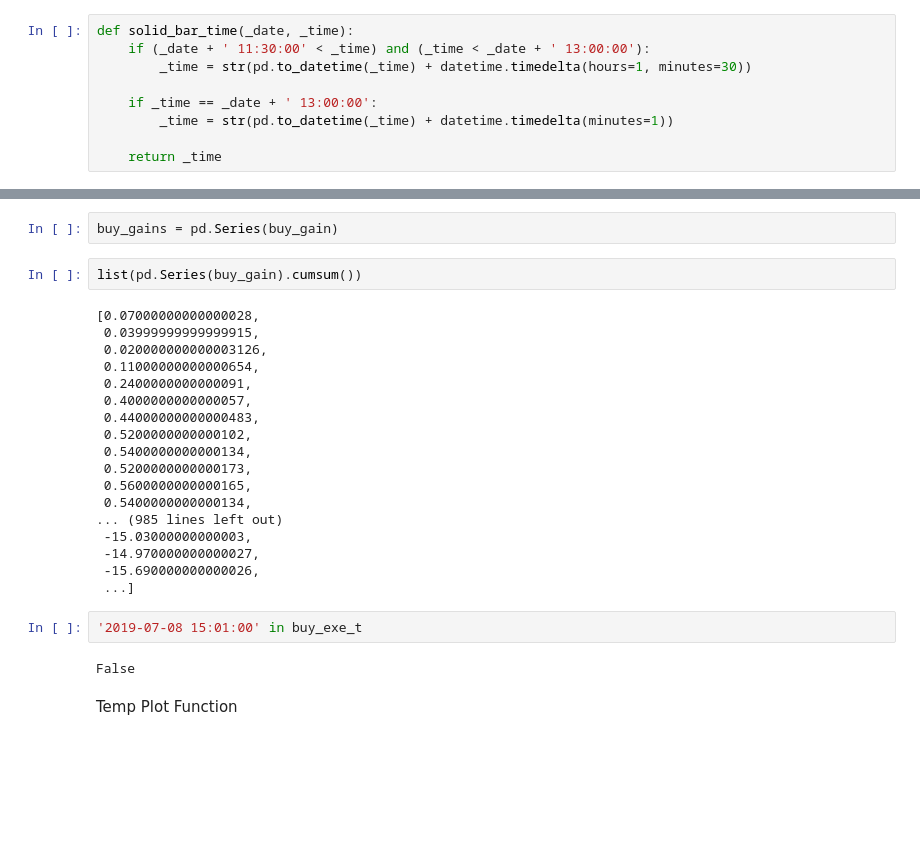
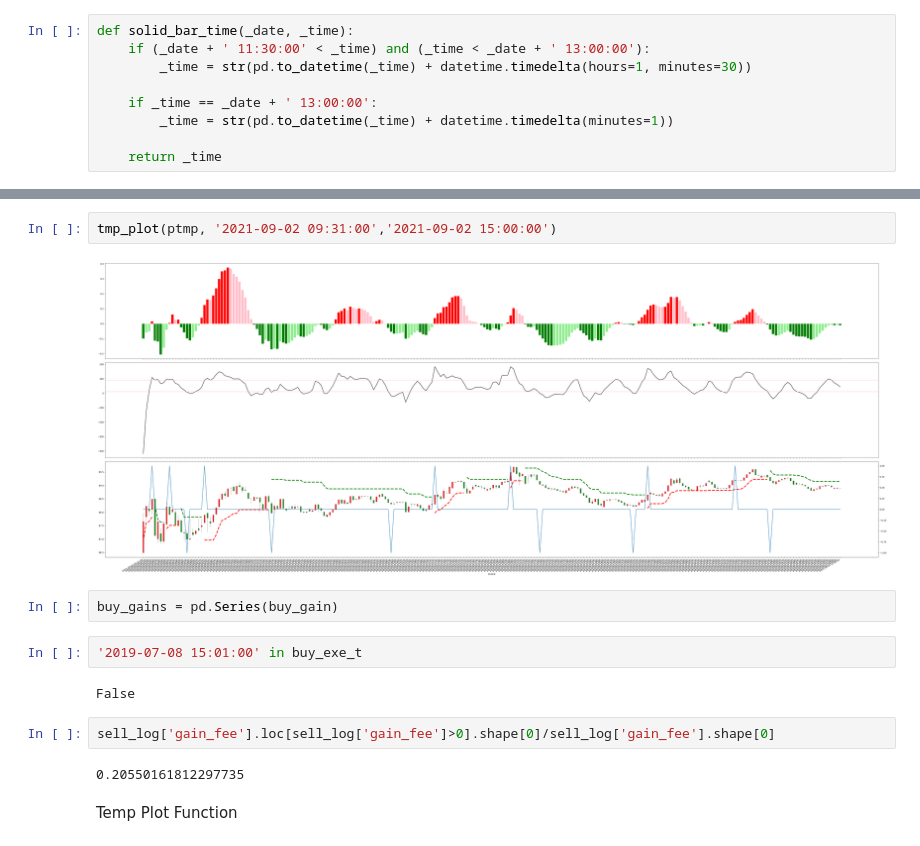
Before and after one commit to RichardS0268/Stock_cn_T0_Trend, a Jupyter notebook: workflow_v102.ipynb, the cells around one changed output, grey strips where cells are left out. Cells and saved outputs as stored; diff of their text form; blank space fills up the shorter version.

```diff
--- a/workflow_v102.ipynb
+++ b/workflow_v102.ipynb
@@ -439,29 +548,17 @@ for exe_t in tqdm(sell_exe_t, desc='Sell Execution'):
+# %%
+tmp_plot(ptmp, '2021-09-02 09:31:00','2021-09-02 15:00:00')
+# %% [output]
+[figure, added]
 # %%
 buy_gains = pd.Series(buy_gain)
-# %%
-list(pd.Series(buy_gain).cumsum())
-# %% [output]
-[0.07000000000000028,
- 0.03999999999999915,
- 0.020000000000003126,
- 0.11000000000000654,
- 0.2400000000000091,
- 0.4000000000000057,
- 0.44000000000000483,
- 0.5200000000000102,
- 0.5400000000000134,
- 0.5200000000000173,
- 0.5600000000000165,
- 0.5400000000000134,
-... (985 lines left out)
- -15.03000000000003,
- -14.970000000000027,
- -15.690000000000026,
- ...]
 # %%
 '2019-07-08 15:01:00' in buy_exe_t
 # %% [output]
 False
+# %%
+sell_log['gain_fee'].loc[sell_log['gain_fee']>0].shape[0]/sell_log['gain_fee'].shape[0]
+# %% [output]
+0.20550161812297735
 # %% [markdown]
 Temp Plot Function
 # %%
```
Also changed, not shown: parts of 41 cells of this notebook.
